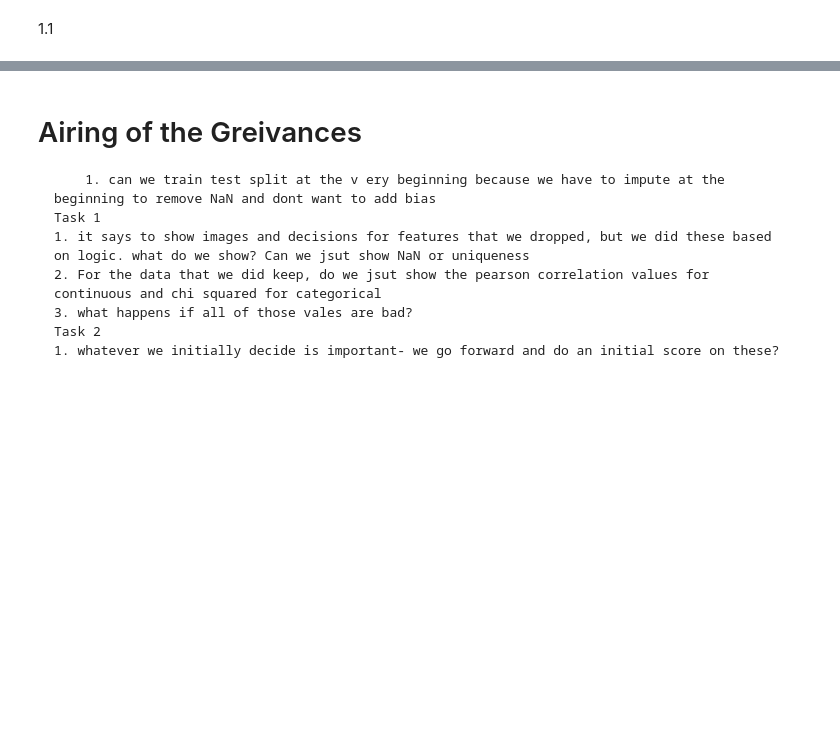
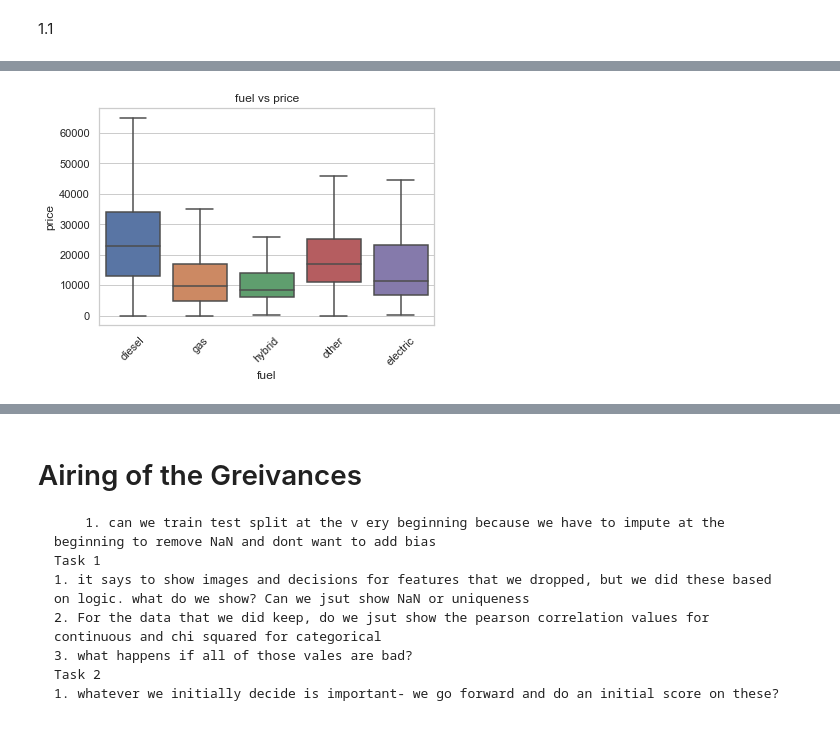
Before and after one commit to lauren-e-friend/aml_2020, a Jupyter notebook: friend_homework3.ipynb, the cells around one changed output, grey strips where cells are left out. Cells and saved outputs as stored; diff of their text form; code cells hidden in the pictures; blank space fills up the shorter version.

```diff
--- a/friend_homework3.ipynb
+++ b/friend_homework3.ipynb
@@ -91,0 +169,4 @@ for column in reduced_data.columns:
+# %%
+box('fuel')
+# %% [output]
+[figure, added]
```
Also changed, not shown: parts of 56 cells of this notebook.
